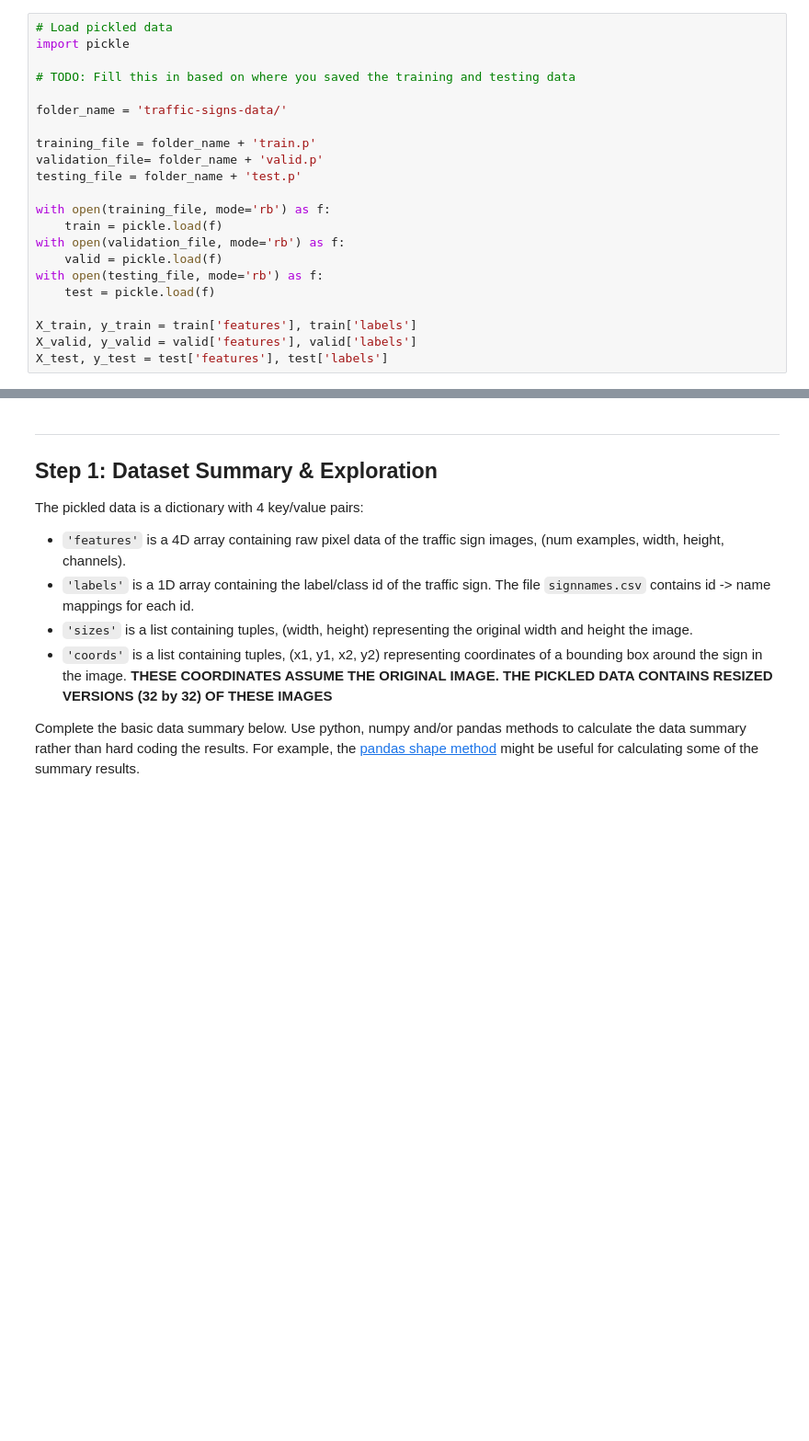
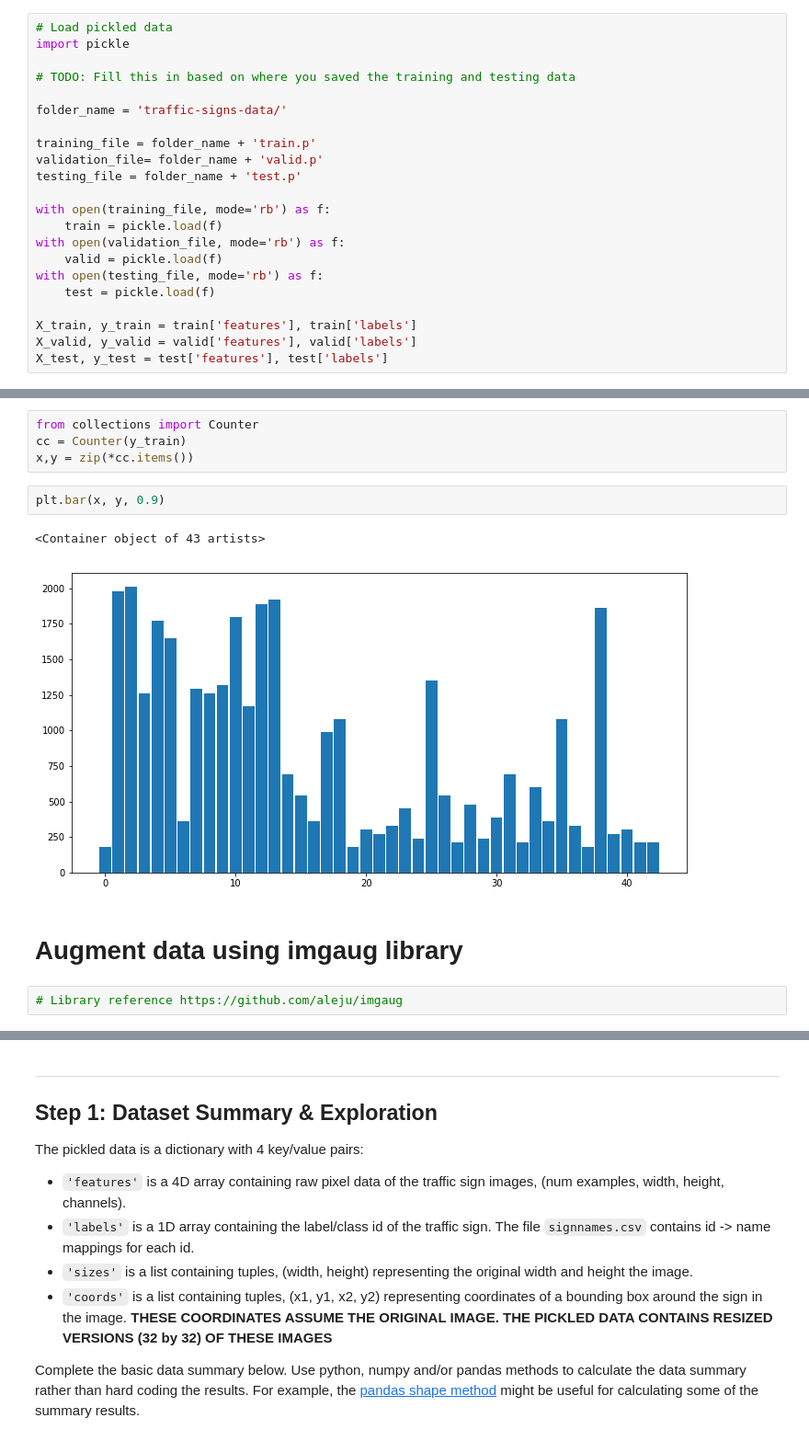
Before and after one commit to initmaks/Traffic-Sign-Classifier-Project, a Jupyter notebook: Traffic_Sign_Classifier.ipynb, the cells around one changed output, grey strips where cells are left out. Shown: that part at 92% size. Drawn from its saved outputs; the diff is of its cells as text; blank space fills up the shorter version.

```diff
--- a/Traffic_Sign_Classifier.ipynb
+++ b/Traffic_Sign_Classifier.ipynb
@@ -58,0 +74,13 @@ X_test, y_test = test['features'], test['labels']
+# %%
+from collections import Counter
+cc = Counter(y_train)
+x,y = zip(*cc.items())
+# %%
+plt.bar(x, y, 0.9)
+# %% [output]
+<Container object of 43 artists>
+[figure, added]
+# %% [markdown]
+# Augment data using imgaug library
+# %%
+# Library reference https://github.com/aleju/imgaug
```
Also changed, not shown: parts of 38 cells of this notebook.
